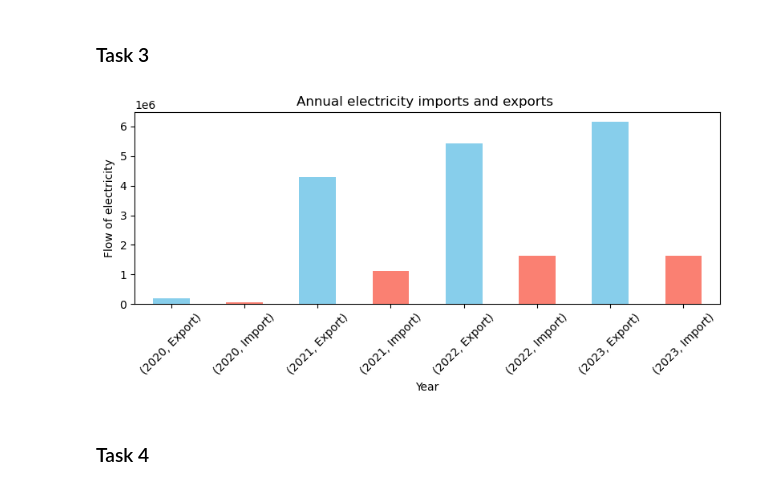
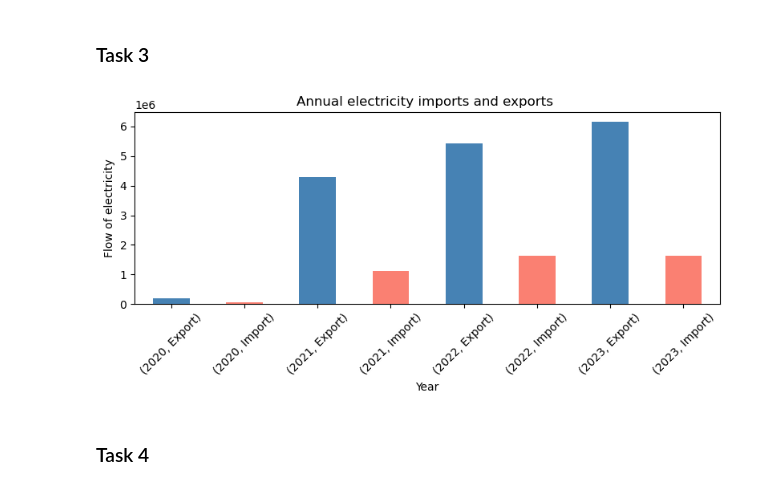
Before and after one commit to AndreasNoklebye/TECH2-Exam, a Jupyter notebook: exam-tech2.ipynb, the cells around one changed output. Saved outputs shown, nothing was run; the diff lists cells and outputs as text; code cells hidden in the pictures.

```diff
--- a/exam-tech2.ipynb
+++ b/exam-tech2.ipynb
@@ -131,21 +131,21 @@ table                                           # Prints the table
 # %%
 df2['Year'] = df2.index.year                                                                        # Creates a new colum 'year' based on the 'DateTime' index
 df2['Indicator'] = df2.apply(lambda x: 'Import' if x['InMapCode'] == 'NO2' else 'Export', axis = 1) # New colum 'Indicator' to tell if its import or export
 
 annual_sum = df2.groupby(['Year','Indicator'])['FlowValue'].sum()                                   # Creates a new group with the new colums and the sum of 'FlowValue'
 
 fig, ax = plt.subplots(figsize=(8,4))                                                               # Creates the plot
 
-annual_sum.plot(kind='bar', color=['skyblue', 'salmon'])                                            # Plots the new annual_sum group.
+annual_sum.plot(kind='bar', color=['steelblue', 'salmon'])                                            # Plots the new annual_sum group.
 ax.set_title('Annual electricity imports and exports ')                                             # Adding title
 ax.tick_params(axis='x', rotation=45)                                                               # Rotates the x-ticks 45 degrees
 ax.set_ylabel('Flow of electricity')
 ax.set_xlabel('Year')
 
 
 plt.tight_layout()                                                                                  # Adjusting the layout
 #fig.savefig('figure_task3.png')                                                                    # Saves the figure as png file
 # %% [output]
-[figure, old version]
+[figure, new version]
 # %% [markdown]
 ### Task 4
```
Also changed, not shown: parts of 3 cells of this notebook.
